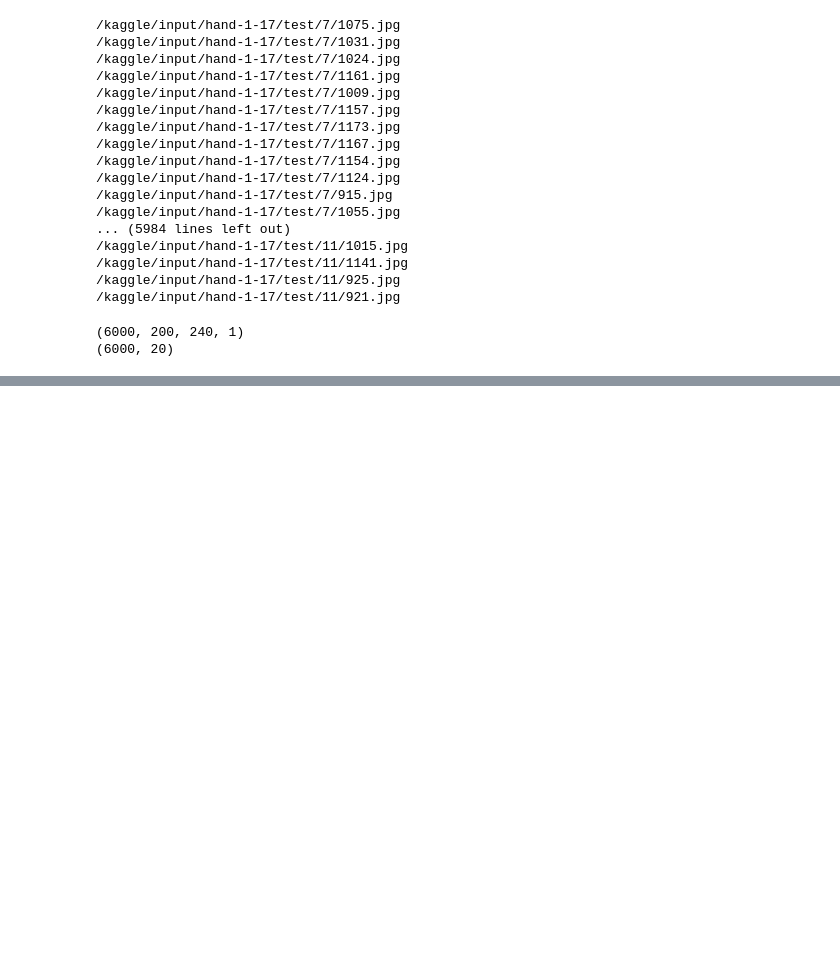
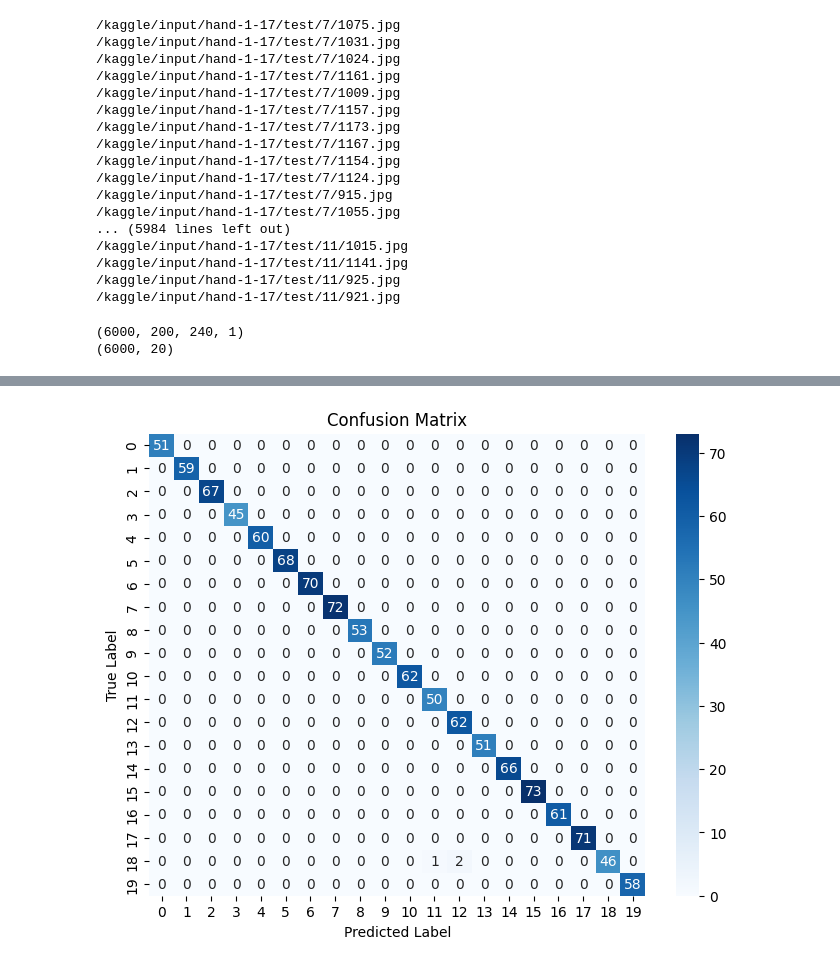
Before and after one commit to ARUNMANIKANDAN-C/handguster, a Jupyter notebook: notebook7a92d74364.ipynb, the cells around one changed output, grey strips where cells are left out. Drawn from its saved outputs; the diff is of its cells as text; code cells hidden in the pictures; blank space fills up the shorter version.

```diff
--- a/notebook7a92d74364.ipynb
+++ b/notebook7a92d74364.ipynb
@@ -130,3 +130,24 @@ model.save('hand_model.h5')
 # %%
 # Save the model in the native Keras format
 model.save('hand_model.keras')
+# %%
+from sklearn.metrics import confusion_matrix
+import seaborn as sns
+import matplotlib.pyplot as plt
+
+# Assuming 'y_val' contains the true labels for the validation set, and 'predictions' contains the model's predictions
+
+# Convert probability predictions to binary predictions
+binary_predictions = (model.predict(x_val) > 0.5).astype(int)
+
+# Compute confusion matrix
+cm = confusion_matrix(y_val.argmax(axis=1), binary_predictions.argmax(axis=1))
+
+# Display the confusion matrix
+plt.figure(figsize=(8, 6))
+sns.heatmap(cm, annot=True, fmt='d', cmap='Blues', xticklabels= ['0', '1', '2', '3', '4', '5', '6', '7', '8', '9', '10', '11', '12', '13', '14', '15', '16', '17', '18', '19'], yticklabels= ['0', '1', '2', '3', '4', '5', '6', '7', '8', '9', '10', '11', '12', '13', '14', '15', '16', '17', '18', '19'])
+plt.xlabel('Predicted Label')
+plt.ylabel('True Label')
+plt.title('Confusion Matrix')
+plt.show()
+# %% [output]
@@ -132,0 +155 @@ model.save('hand_model.keras')
+[figure, added]
```
Also changed, not shown: parts of 2 cells of this notebook.
